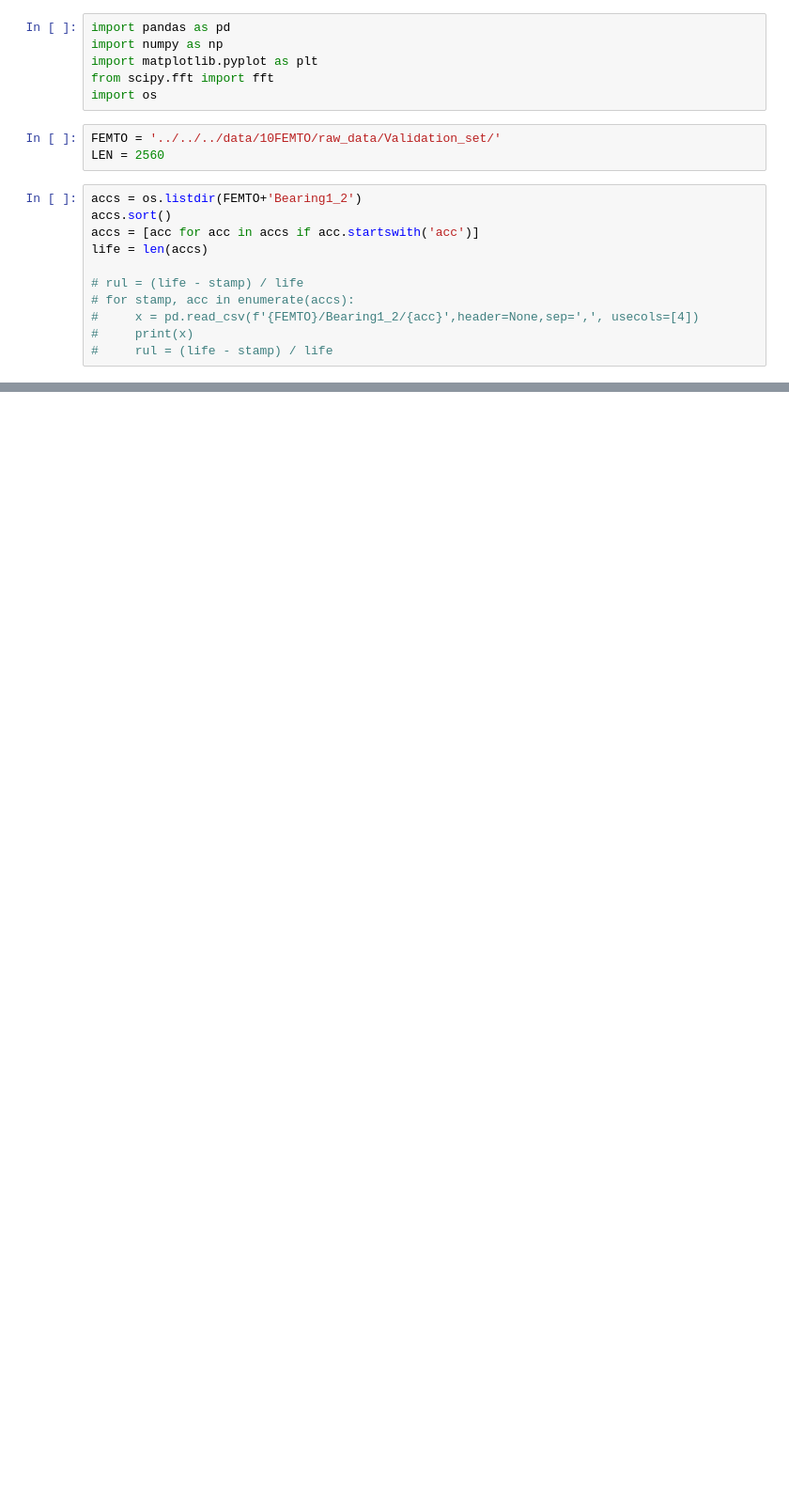
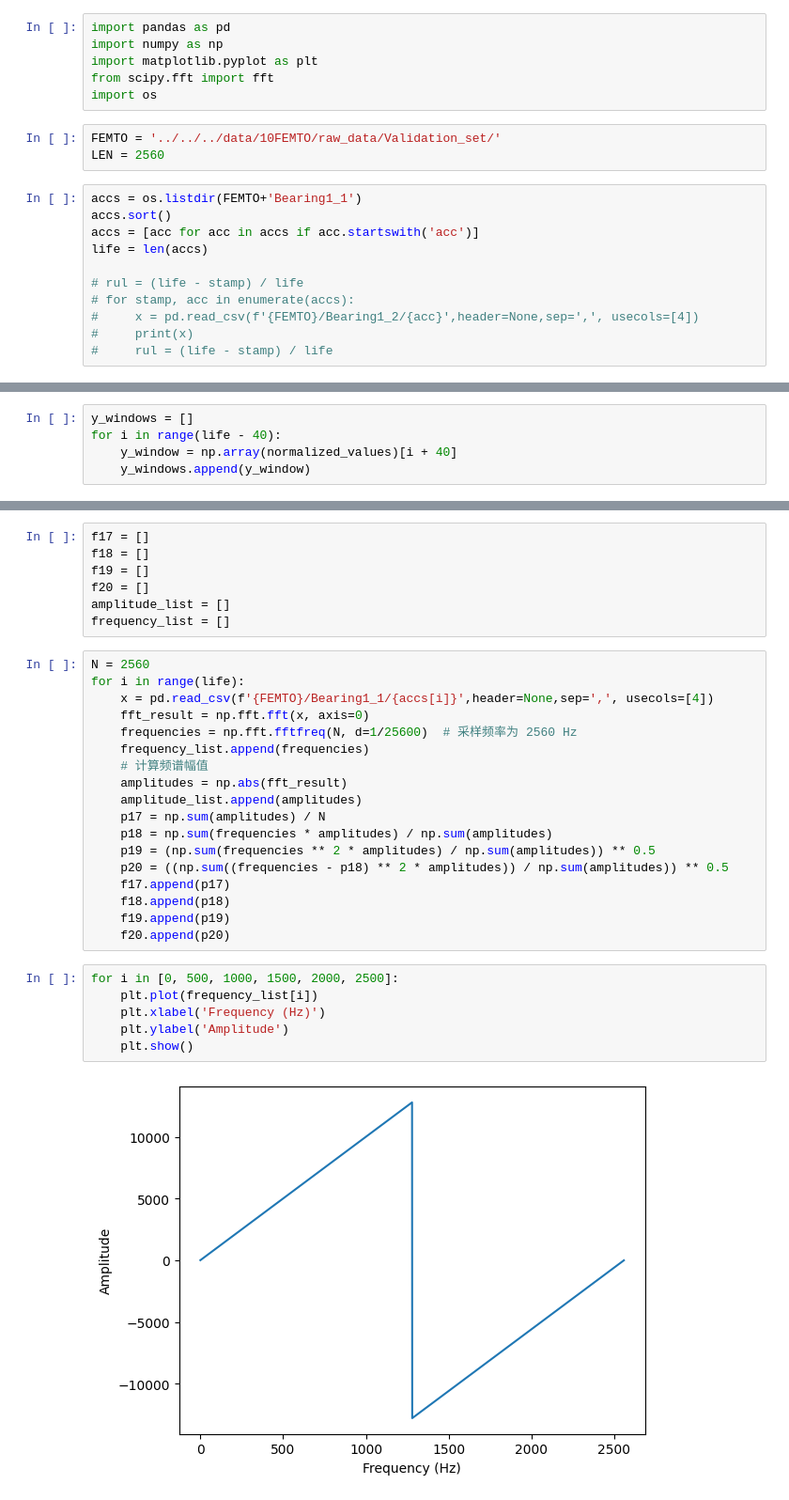
Before and after one commit to qawl987/DAST-self, a Jupyter notebook: notebook/FEMTO-st/data_processing/experiment.ipynb, the cells around one changed output, grey strips where cells are left out. Shown at 94% size. Saved outputs shown, nothing was run; the diff lists cells and outputs as text; blank space fills up the shorter version.

```diff
--- a/notebook/FEMTO-st/data_processing/experiment.ipynb
+++ b/notebook/FEMTO-st/data_processing/experiment.ipynb
@@ -8,7 +8,7 @@ import os
 FEMTO = '../../../data/10FEMTO/raw_data/Validation_set/'
 LEN = 2560
 # %%
-accs = os.listdir(FEMTO+'Bearing1_2')
+accs = os.listdir(FEMTO+'Bearing1_1')
 accs.sort()
 accs = [acc for acc in accs if acc.startswith('acc')]
 life = len(accs)
@@ -20,0 +56,5 @@ life = len(accs)
+# %%
+y_windows = []
+for i in range(life - 40):
+    y_window = np.array(normalized_values)[i + 40]
+    y_windows.append(y_window)
@@ -121,0 +178,33 @@ p17: -3.4633558243513106e-11
+# %%
+f17 = []
+f18 = []
+f19 = []
+f20 = []
+amplitude_list = []
+frequency_list = []
+# %%
+N = 2560
+for i in range(life):
+    x = pd.read_csv(f'{FEMTO}/Bearing1_1/{accs[i]}',header=None,sep=',', usecols=[4])
+    fft_result = np.fft.fft(x, axis=0)
+    frequencies = np.fft.fftfreq(N, d=1/25600)  # 采样频率为 2560 Hz
+    frequency_list.append(frequencies)
+    # 计算频谱幅值
+    amplitudes = np.abs(fft_result)
+    amplitude_list.append(amplitudes)
+    p17 = np.sum(amplitudes) / N
+    p18 = np.sum(frequencies * amplitudes) / np.sum(amplitudes)
+    p19 = (np.sum(frequencies ** 2 * amplitudes) / np.sum(amplitudes)) ** 0.5
+    p20 = ((np.sum((frequencies - p18) ** 2 * amplitudes)) / np.sum(amplitudes)) ** 0.5
+    f17.append(p17)
+    f18.append(p18)
+    f19.append(p19)
+    f20.append(p20)
+# %%
+for i in [0, 500, 1000, 1500, 2000, 2500]:
+    plt.plot(frequency_list[i])
+    plt.xlabel('Frequency (Hz)')
+    plt.ylabel('Amplitude')
+    plt.show()
+# %% [output]
+[figure, added]
```
Also changed, not shown: parts of 21 cells of this notebook.
